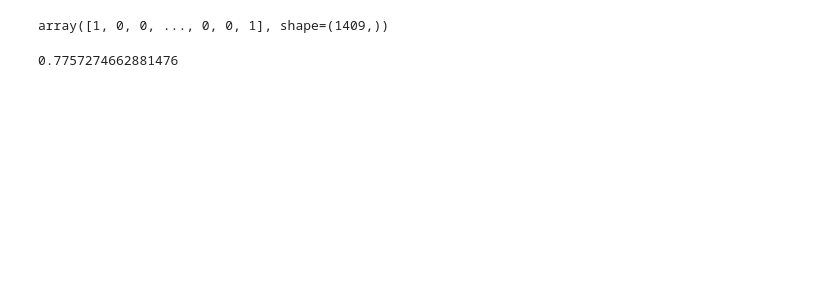
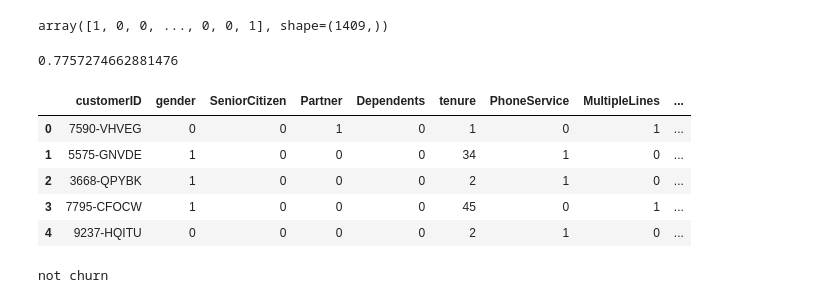
Before and after one commit to dakshhhhh16/Scikit, a Jupyter notebook: Churn_Prediction/app.ipynb, the cells around one changed output. Saved outputs shown, nothing was run; the diff lists cells and outputs as text; code cells hidden in the pictures; blank space fills up the shorter version.

```diff
--- a/Churn_Prediction/app.ipynb
+++ b/Churn_Prediction/app.ipynb
@@ -160,0 +133,9 @@ accuracy_score(y_test ,y_pred)
+# %%
+df.head()
+# %% [output]
+|  | customerID | gender | SeniorCitizen | Partner | Dependents | tenure | PhoneService | MultipleLines | ... |
+| 0 | 7590-VHVEG | 0 | 0 | 1 | 0 | 1 | 0 | 1 | ... |
+| 1 | 5575-GNVDE | 1 | 0 | 0 | 0 | 34 | 1 | 0 | ... |
+| 2 | 3668-QPYBK | 1 | 0 | 0 | 0 | 2 | 1 | 0 | ... |
+| 3 | 7795-CFOCW | 1 | 0 | 0 | 0 | 45 | 0 | 1 | ... |
+| 4 | 9237-HQITU | 0 | 0 | 0 | 0 | 2 | 1 | 0 | ... |
@@ -160,0 +168,17 @@ accuracy_score(y_test ,y_pred)
+# %%
+gender = "Female"
+Seniorcitizen = "No"
+Partner = "Yes"
+Dependents = "No"
+tenure = 1
+Phoneservice="No"
+multiline = "No phone service"
+contact="Month-to-month"
+totalcharge = 29.85
+result = prediction(gender,Seniorcitizen,Partner,Dependents,tenure,Phoneservice,multiline,contact,totalcharge)
+
+.print('churn' if result==1 else 'not churn')
+
+df
+# %% [output]
+not churn
```
Also changed, not shown: parts of 10 cells of this notebook, 2 other files.
